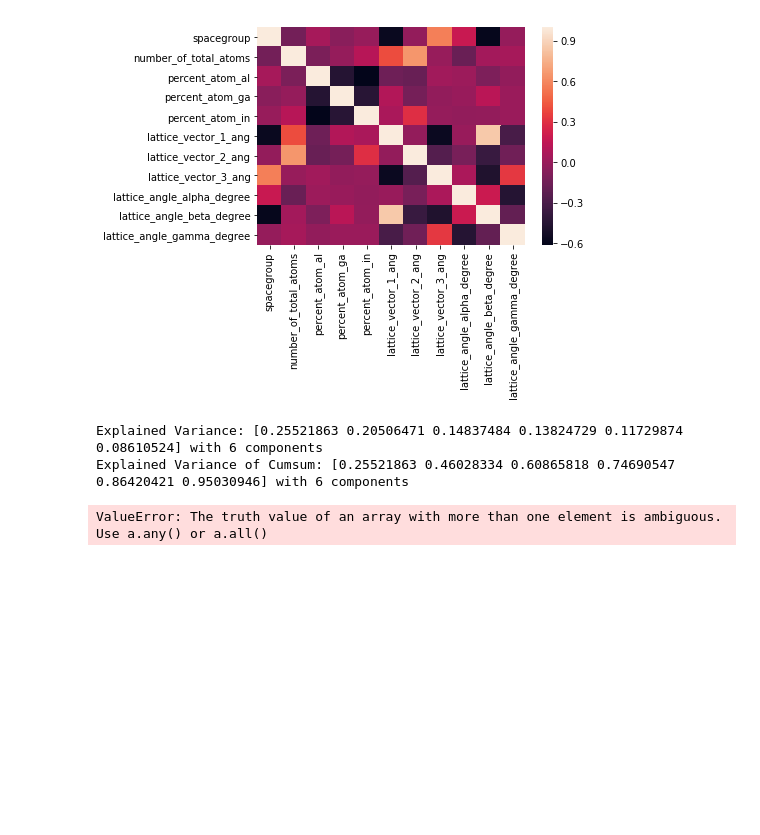
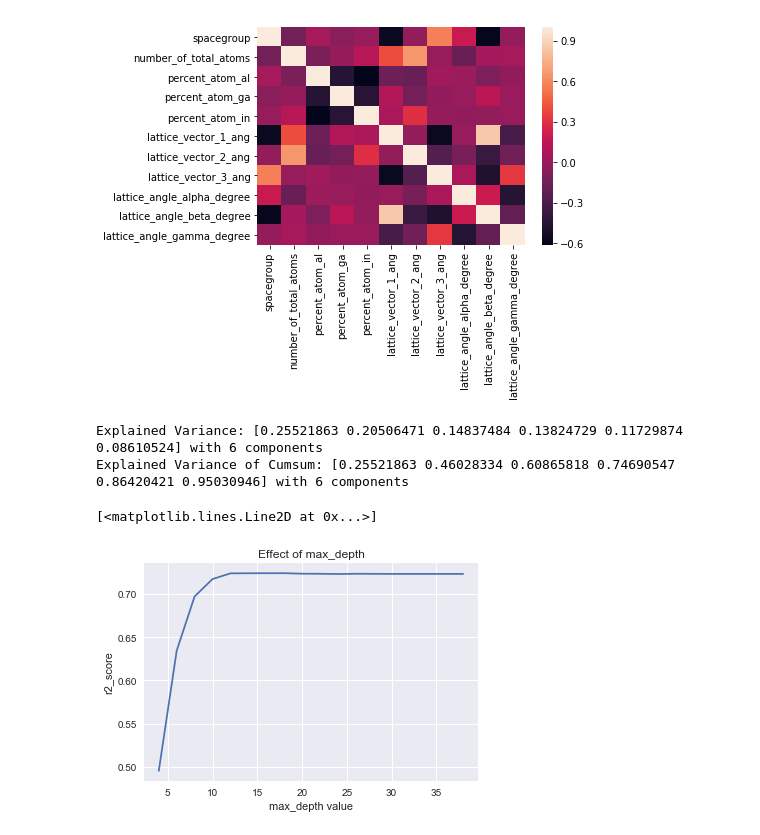
Before and after one commit to PIGMEnT-ecs/pigment, a Jupyter notebook: pigment/Random_forest_new.ipynb, the cells around one changed output. Drawn from its saved outputs; the diff is of its cells as text; code cells hidden in the pictures; blank space fills up the shorter version.

```diff
--- a/pigment/Random_forest_new.ipynb
+++ b/pigment/Random_forest_new.ipynb
@@ -165,10 +165,10 @@ from scipy.stats import spearmanr, pearsonr
 import numpy as np
 
 rf = RandomForestRegressor(random_state = 42,n_estimators=500)
-max_depth  = np.arange(4, 10, 1)
+max_depth  = np.arange(4, 40, 2)
 scores = []
 for n in max_depth:
-    rf.set_params(max_depth = max_depth)
+    rf.set_params(max_depth = n)
     rf.fit(pca_fit_X_train_std, y_train)
     predicted_train = rf.predict(pca_fit_X_train_std)
     predicted_test = rf.predict(pca_transform_X_test_std)
@@ -180,31 +180,32 @@ for n in max_depth:
 sns.set()
 plt.title("Effect of max_depth")
 plt.xlabel("max_depth value")
 plt.ylabel("r2_score")
 plt.plot(max_depth, scores)
 
 # rf = RandomForestRegressor(n_estimators=500, oob_score=True, random_state=42)
 #random_state is not being a very small number
 # rf.fit(pca_fit_X_train_std, y_train)
 
 
 
 # predicted_train = rf.predict(pca_fit_X_train_std)
 # predicted_test = rf.predict(pca_transform_X_test_std)
 # test_score = r2_score(y_test, predicted_test)
 # spearman = spearmanr(y_test, predicted_test)
 # pearson = pearsonr(y_test, predicted_test)
 
 # print('Test data Pearson correlation: %f'%pearson[0])
 # print('The test score would be: %f' %test_score)
 # print ('Test data Spearman correlation: %f'%spearman[0])
 
 # sns.regplot(x=predicted_test, y=y_test) #,fit_reg=False)
 # plt.xlim(-0.1, 0.5)
 # plt.ylim(-0.1, 0.5)
 # # Set x-axis label
 # plt.xlabel('predicted Gibbs formation energy eV/atom')
 # # Set y-axis label
 # plt.ylabel('actural Gibbs formation energy eV/atom')
 # %% [output]
-ValueError: The truth value of an array with more than one element is ambiguous. Use a.any() or a.all()
+[<matplotlib.lines.Line2D at 0x...>]
+[figure, added]
```
Also changed, not shown: 1 other file.
